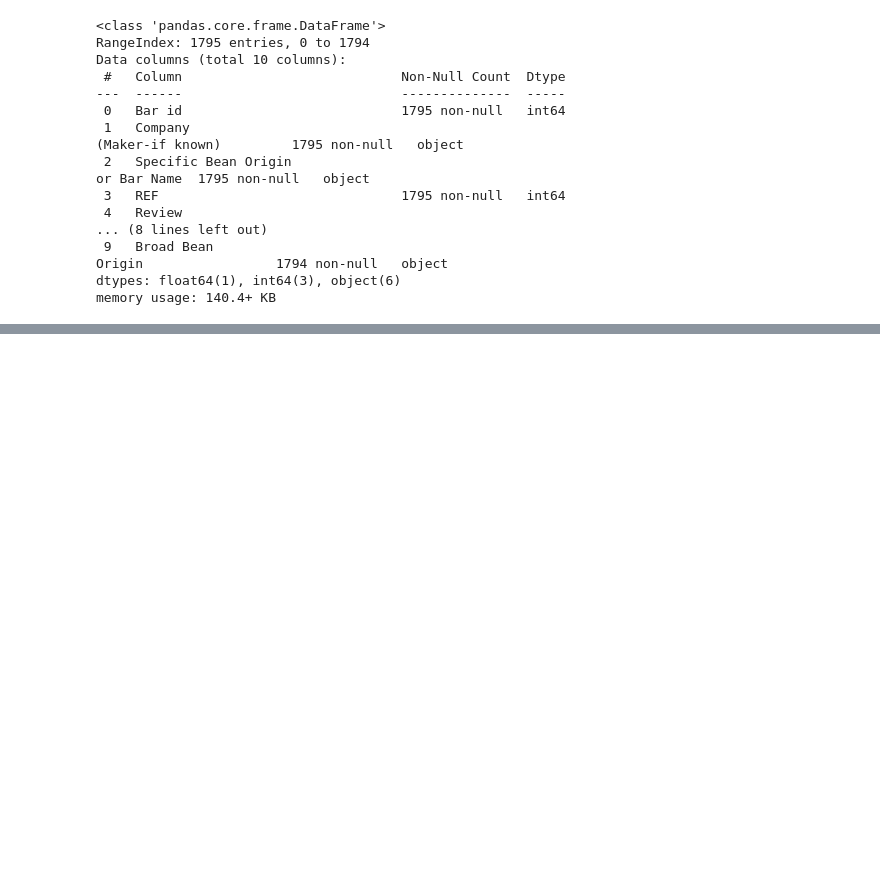
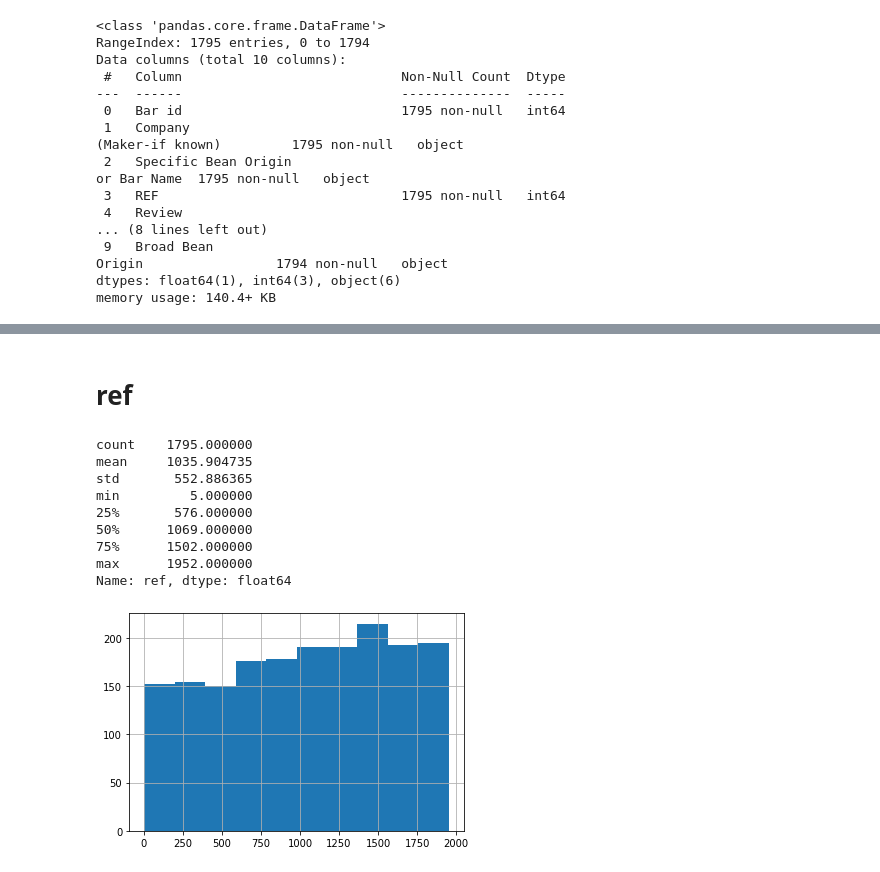
Before and after one commit to brovkin-vn/0058_DS, a Jupyter notebook: module_2/module_2.ipynb, the cells around one changed output, grey strips where cells are left out. Saved outputs shown, nothing was run; the diff lists cells and outputs as text; code cells hidden in the pictures; blank space fills up the shorter version.

```diff
--- a/module_2/module_2.ipynb
+++ b/module_2/module_2.ipynb
@@ -43,0 +78,6 @@ memory usage: 140.4+ KB
+# %%
+cacao.company = cacao.company.apply(lambda x: None if x.strip() == '' else x)
+display(pd.DataFrame(cacao.company.value_counts()))
+print("Значений, встретившихся в столбце более 10 раз:"#Число 10 взято для ориентира, можно брать другое
+      , (cacao.company.value_counts()>10).sum())
+cacao.loc[:, ['company']].info()
@@ -43,0 +125,6 @@ memory usage: 140.4+ KB
+# %%
+cacao.specific_origin = cacao.specific_origin.apply(lambda x: None if x.strip() == '' else x)
+display(pd.DataFrame(cacao.specific_origin.value_counts()))
+print("Значений, встретившихся в столбце более 10 раз:"#Число 10 взято для ориентира, можно брать другое
+      , (cacao.specific_origin.value_counts()>10).sum())
+cacao.loc[:, ['company']].info()
@@ -43,0 +154,16 @@ memory usage: 140.4+ KB
+# %% [markdown]
+# ref
+# %%
+cacao.ref.hist()
+cacao.ref.describe()
+# %% [output]
+count    1795.000000
+mean     1035.904735
+std       552.886365
+min         5.000000
+25%       576.000000
+50%      1069.000000
+75%      1502.000000
+max      1952.000000
+Name: ref, dtype: float64
+[figure, added]
```
Also changed, not shown: parts of 38 cells of this notebook.
